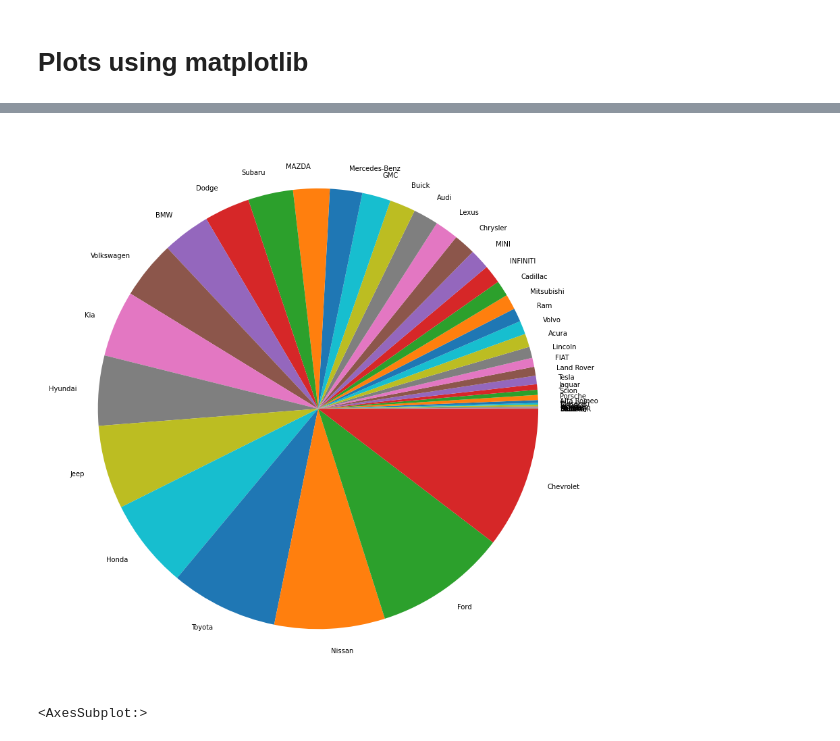
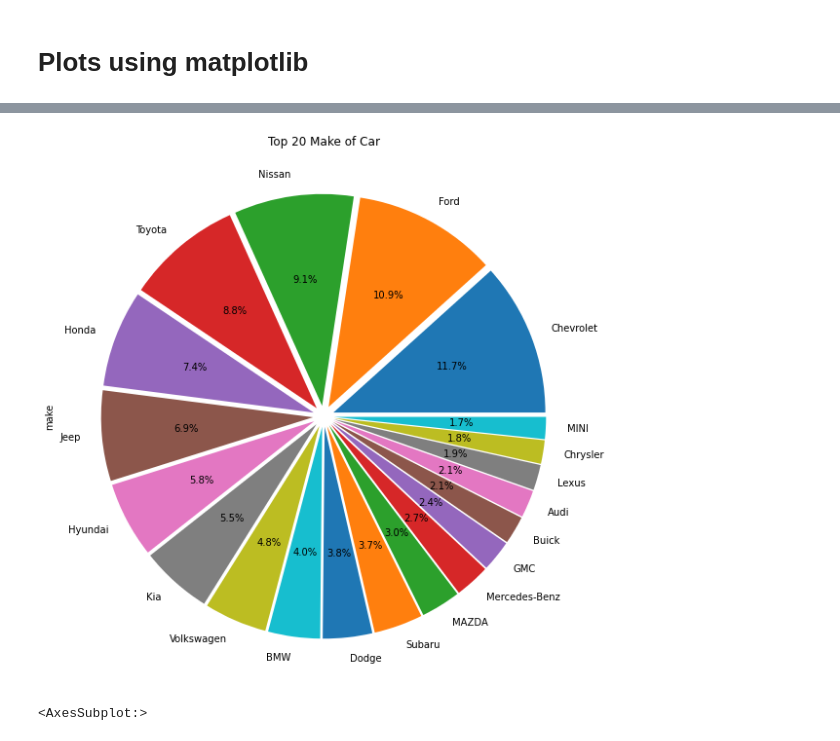
Before and after one commit to Project-4-Group-8/Keeping-it-Wheel, a Jupyter notebook: car-price-prediction-consolidated.ipynb, the cells around one changed output, grey strips where cells are left out. Drawn from its saved outputs; the diff is of its cells as text; code cells hidden in the pictures.

```diff
--- a/car-price-prediction-consolidated.ipynb
+++ b/car-price-prediction-consolidated.ipynb
@@ -325,12 +331,13 @@ plt.tight_layout()
 # %%
-# create  pie chart of values
-plt.figure(figsize=(15,15))
-keys = list(Final_car_price_pred.groupby(['make'])['make'].count().sort_values().index)
-values = list(Final_car_price_pred.groupby(['make'])['make'].count().sort_values().values)
-plt.pie(values, labels = keys)
-plt.show()
+# shows the top 20 car makes based on data
+data = Final_car_price_pred['make'].value_counts()
+
+plt.figure(figsize=(15,10))
+plt.title("Top 20 Make of Car")
+data.head(20).plot.pie(autopct="%.1f%%", explode=[0.05]*20)
+plt.savefig("TopMakeOfCar.png")
 # %% [output]
-[figure, old version]
+[figure, new version]
 # %%
 # create heatmap of year, miles, sold price
 corr = Final_car_price_pred.corr()
```
Also changed, not shown: parts of 5 cells of this notebook.
